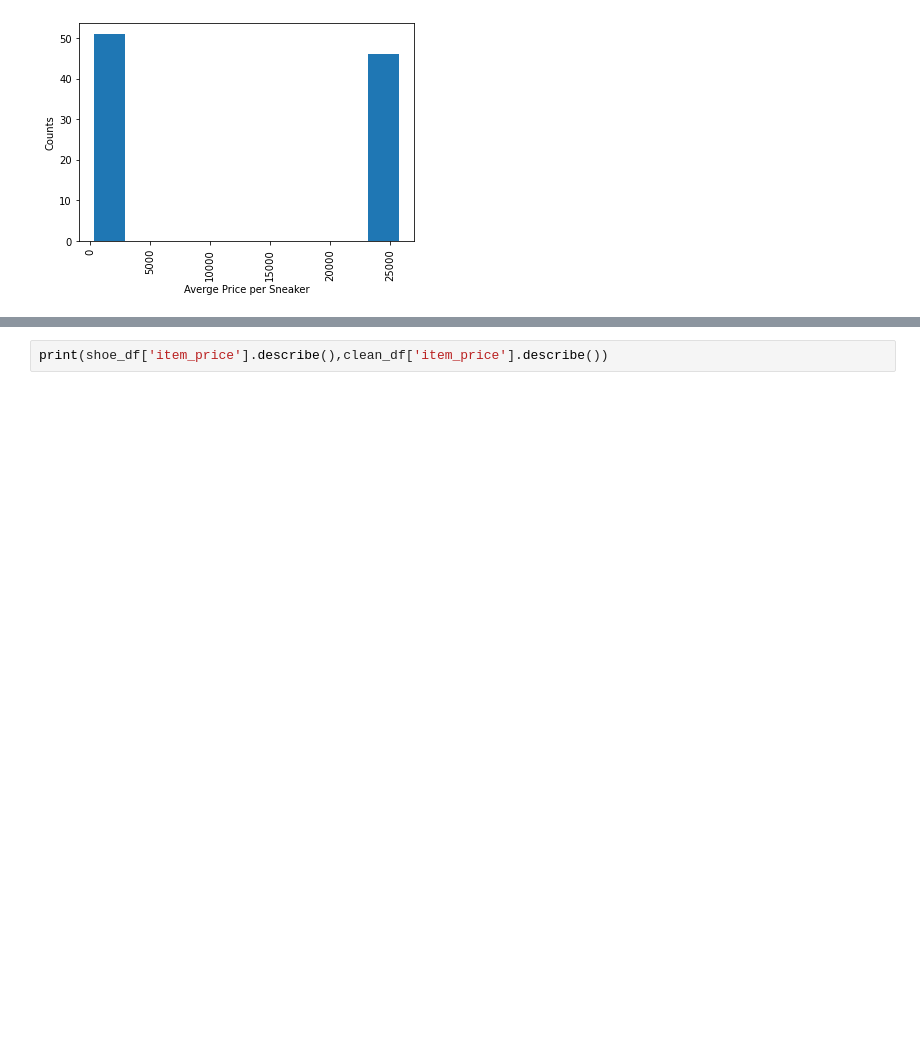
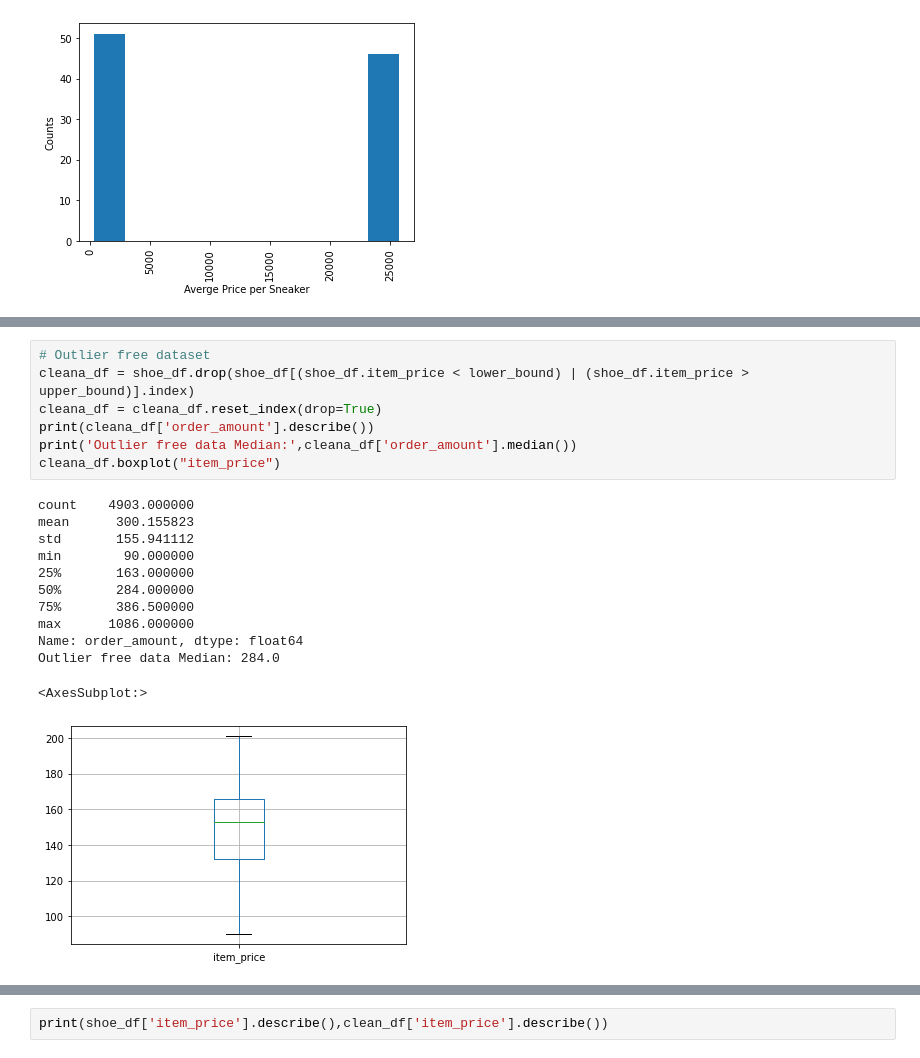
Before and after one commit to MuratCKoc/Fall_2021_DataScience_Intern_Challenge, a Jupyter notebook: Sneaker_AOV.ipynb, the cells around one changed output, grey strips where cells are left out. Cells and saved outputs as stored; diff of their text form; blank space fills up the shorter version.

```diff
--- a/Sneaker_AOV.ipynb
+++ b/Sneaker_AOV.ipynb
@@ -209,3 +218,23 @@ outlier_shops.sort_values(['created_at'])
+# %%
+# Outlier free dataset
+cleana_df = shoe_df.drop(shoe_df[(shoe_df.item_price < lower_bound) | (shoe_df.item_price > upper_bound)].index)
+cleana_df = cleana_df.reset_index(drop=True)
+print(cleana_df['order_amount'].describe())
+print('Outlier free data Median:',cleana_df['order_amount'].median())
+cleana_df.boxplot("item_price")
+# %% [output]
+count    4903.000000
+mean      300.155823
+std       155.941112
+min        90.000000
+25%       163.000000
+50%       284.000000
+75%       386.500000
+max      1086.000000
+Name: order_amount, dtype: float64
+Outlier free data Median: 284.0
+<AxesSubplot:>
+[figure, added]
 # %%
 clean_df = shoe_df.drop(shoe_df[(shoe_df.shop_id == 78)].index)
 clean_df = clean_df.reset_index(drop=True)
```
Also changed, not shown: parts of 9 cells of this notebook.
